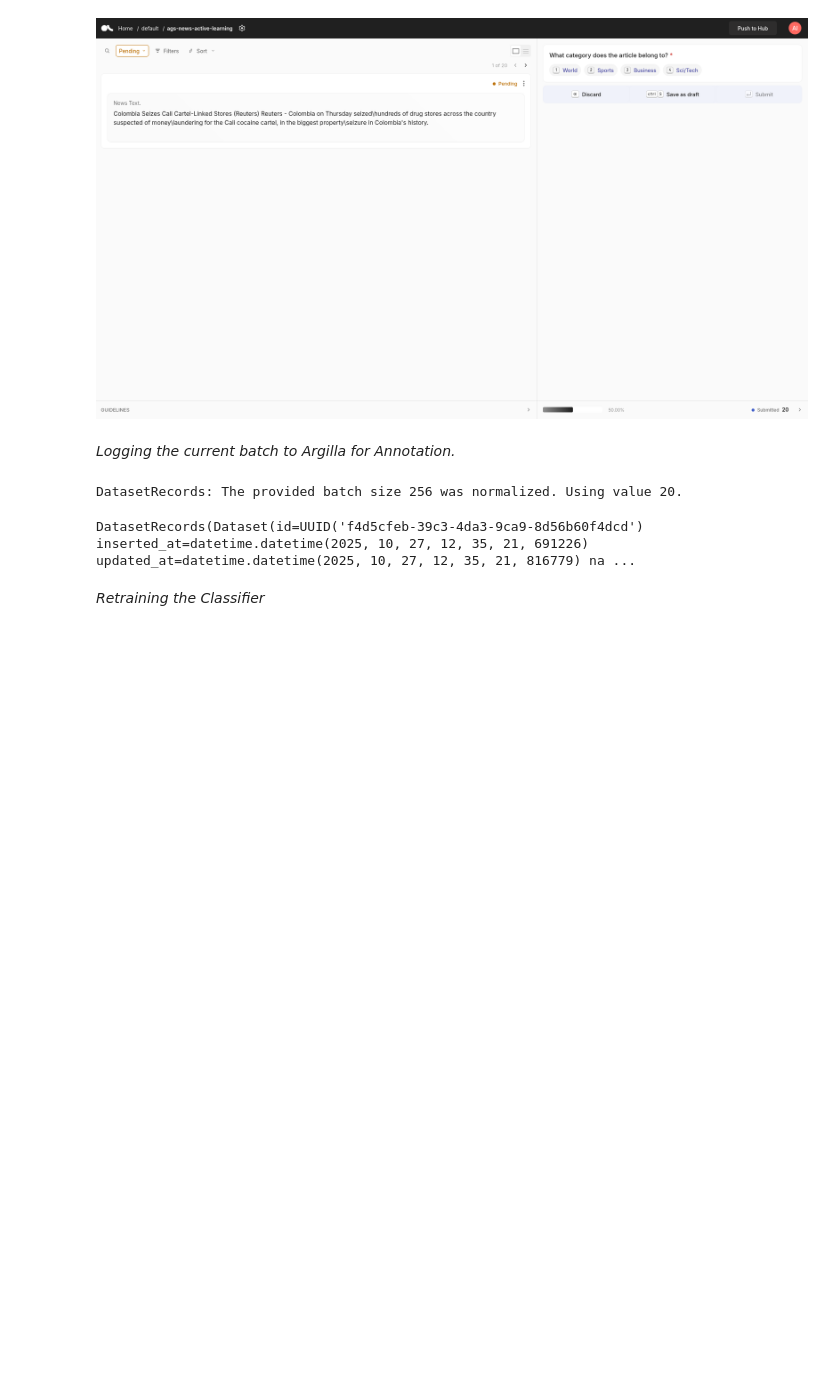
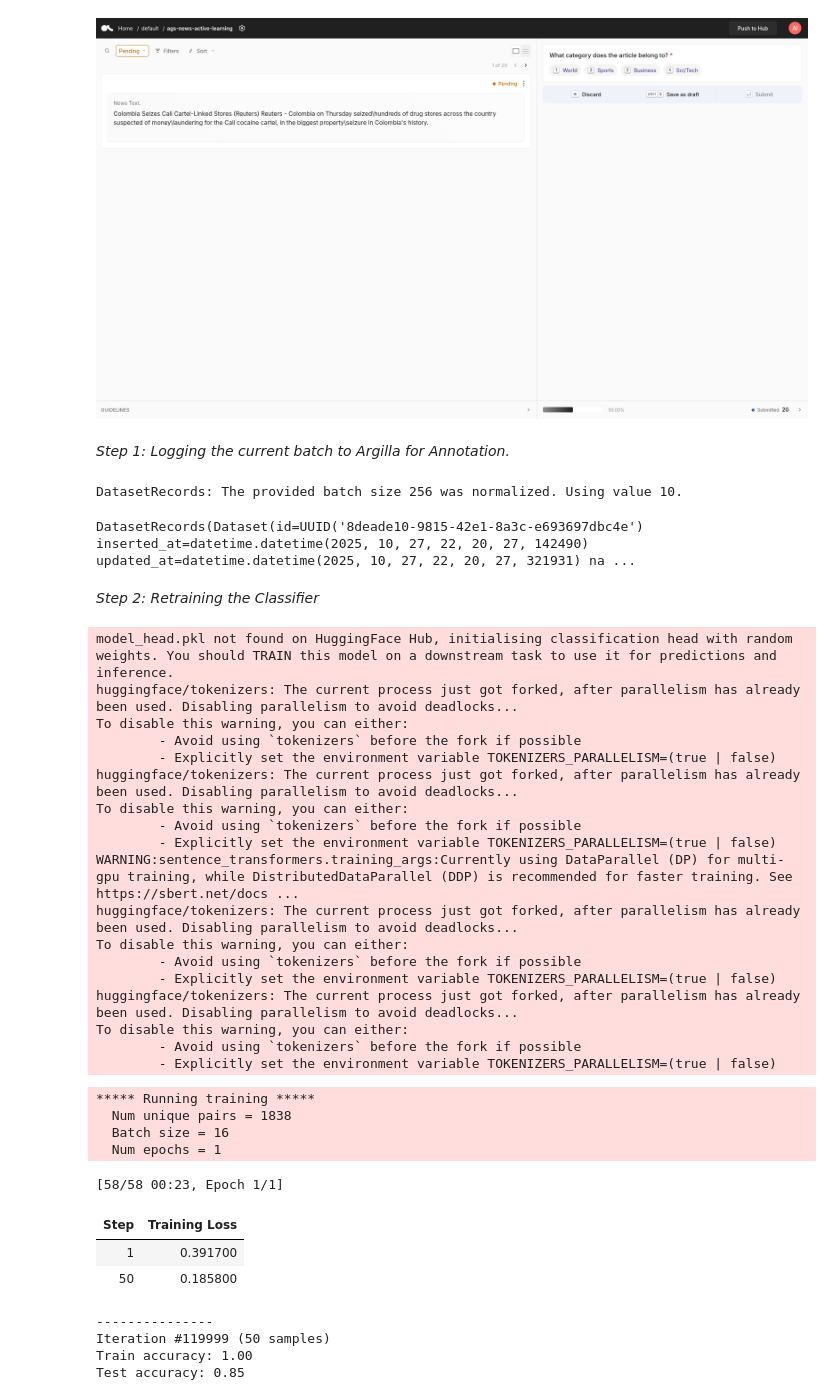
Before and after one commit to webis-de/small-text, a Jupyter notebook: examples/notebooks/05-active-learning-with-argilla-interface.ipynb, the cells around one changed output. Drawn from its saved outputs; the diff is of its cells as text; code cells hidden in the pictures; blank space fills up the shorter version.

```diff
--- a/examples/notebooks/05-active-learning-with-argilla-interface.ipynb
+++ b/examples/notebooks/05-active-learning-with-argilla-interface.ipynb
@@ -76,10 +94,12 @@ target_labels = np.arange(num_classes)
 train = TextDataset.from_arrays(raw_dataset['train']['text'], np.array(raw_dataset['train']['label']), target_labels=target_labels)
 test = TextDataset.from_arrays(raw_dataset['test']['text'], np.array(raw_dataset['test']['label']), target_labels=target_labels)
 # %%
-label_mapping = {"World": 0,
-                 "Sports": 1,
-                 "Business": 2,
-                 "Sci/Tech": 3}
+label_mapping = {
+    "World": 0,
+    "Sports": 1,
+    "Business": 2,
+    "Sci/Tech": 3
+}
 # %% [markdown]
 ### Initialzing the Data in Argilla
 # %% [markdown]
@@ -212,56 +260,87 @@ The two following cells will be executed in sequence as long as you want to keep
 # %% [markdown]
 <img alt="" src="embedded-picture-1" />
 # %% [markdown]
-*Logging the current batch to Argilla for Annotation.*
+*Step 1: Logging the current batch to Argilla for Annotation.*
 # %%
-# ...where each iteration consists of labeling 20 samples
-q_indices = active_learner.query(num_samples=20)
+# ...where each iteration consists of labeling 10 samples
+q_indices = active_learner.query(num_samples=10)
 
 records = [
     rg.Record(
         fields={
-            "newsText": row.get("text", "")
+            "news-text": row.get("text", "")
         },
         metadata={
             "batch_id": current_batch_id,
             "index-small-text": i
         },
     )
-    for i, row in enumerate(raw_dataset['train'])       # stream rows
-    if i in q_indices                                   # keep only wanted rows
+    for i, row in enumerate(raw_dataset['train'])
+    if i in q_indices
 ]
 
 # Log records to Argilla
 dataset.records.log(records)
 # %% [output]
-DatasetRecords: The provided batch size 256 was normalized. Using value 20.
+DatasetRecords: The provided batch size 256 was normalized. Using value 10.
-DatasetRecords(Dataset(id=UUID('f4d5cfeb-39c3-4da3-9ca9-8d56b60f4dcd') inserted_at=datetime.datetime(2025, 10, 27, 12, 35, 21, 691226) updated_at=datetime.datetime(2025, 10, 27, 12, 35, 21, 816779) na ...
+DatasetRecords(Dataset(id=UUID('8deade10-9815-42e1-8a3c-e693697dbc4e') inserted_at=datetime.datetime(2025, 10, 27, 22, 20, 27, 142490) updated_at=datetime.datetime(2025, 10, 27, 22, 20, 27, 321931) na ...
 # %% [markdown]
-*Retraining the Classifier*
+*Step 2: Retraining the Classifier*
 # %%
 # retrieve annotated examples
 status_filter = rg.Query(filter=rg.Filter([("response.status", "==", "submitted"),
                                            ("metadata.batch_id", "==", current_batch_id)]))
 submitted_list = dataset.records(status_filter).to_list(flatten=True)
 
 # restore original ordering
 record_lookup = {rec['index-small-text']: rec for rec in submitted_list}
 ordered_records = [record_lookup[uid] for uid in q_indices if uid in record_lookup]
 
-# mapping labels to numbers
-y = np.array(get_answr_codes(ordered_records))
+# map labels back to numbers
+y = np.array(get_integer_labels(ordered_records))
 
 # Return the labels for the current query to the active learner.
 active_learner.update(y)
 
 # memory fix: https://github.com/UKPLab/sentence-transformers/issues/1793
 gc.collect()
 torch.cuda.empty_cache()
 
 labeled_indices = np.concatenate([q_indices, labeled_indices])
 
 current_batch_id+=1
 
 print('---------------')
 print(f'Iteration #{i:d} ({len(labeled_indices)} samples)')
 results_setfit.append(evaluate(active_learner, train[labeled_indices], test))
+# %% [output]
+model_head.pkl not found on HuggingFace Hub, initialising classification head with random weights. You should TRAIN this model on a downstream task to use it for predictions and inference.
+huggingface/tokenizers: The current process just got forked, after parallelism has already been used. Disabling parallelism to avoid deadlocks...
+To disable this warning, you can either:
+        - Avoid using `tokenizers` before the fork if possible
+        - Explicitly set the environment variable TOKENIZERS_PARALLELISM=(true | false)
+huggingface/tokenizers: The current process just got forked, after parallelism has already been used. Disabling parallelism to avoid deadlocks...
+To disable this warning, you can either:
+        - Avoid using `tokenizers` before the fork if possible
+        - Explicitly set the environment variable TOKENIZERS_PARALLELISM=(true | false)
+WARNING:sentence_transformers.training_args:Currently using DataParallel (DP) for multi-gpu training, while DistributedDataParallel (DDP) is recommended for faster training. See https://sbert.net/docs ...
+huggingface/tokenizers: The current process just got forked, after parallelism has already been used. Disabling parallelism to avoid deadlocks...
+To disable this warning, you can either:
+        - Avoid using `tokenizers` before the fork if possible
+        - Explicitly set the environment variable TOKENIZERS_PARALLELISM=(true | false)
+huggingface/tokenizers: The current process just got forked, after parallelism has already been used. Disabling parallelism to avoid deadlocks...
+To disable this warning, you can either:
+        - Avoid using `tokenizers` before the fork if possible
+        - Explicitly set the environment variable TOKENIZERS_PARALLELISM=(true | false)
+***** Running training *****
+  Num unique pairs = 1838
+  Batch size = 16
+  Num epochs = 1
+[58/58 00:23, Epoch 1/1]
+| Step | Training Loss |
+| 1 | 0.391700 |
+| 50 | 0.185800 |
+---------------
+Iteration #119999 (50 samples)
+Train accuracy: 1.00
+Test accuracy: 0.85
```
Also changed, not shown: parts of 11 cells of this notebook.
